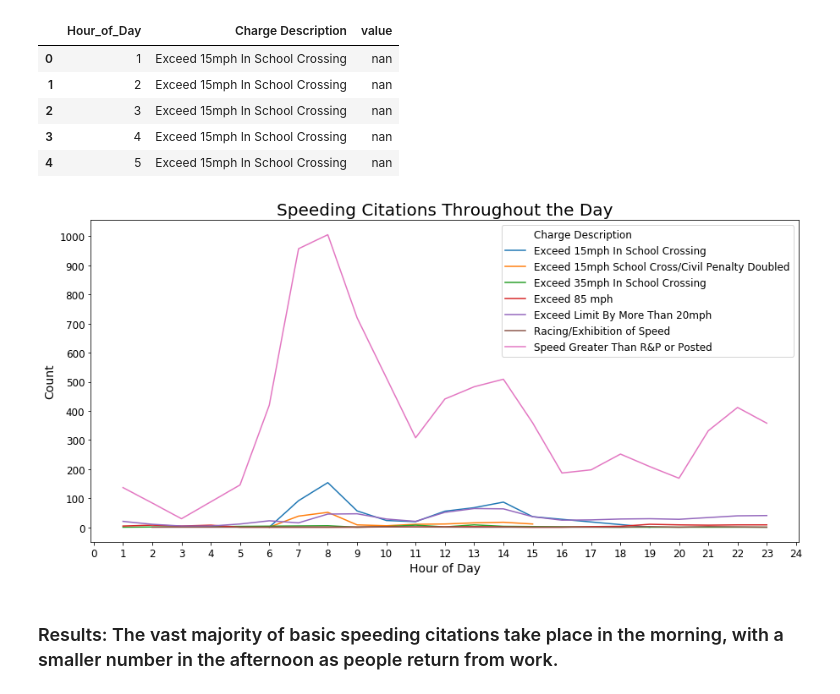
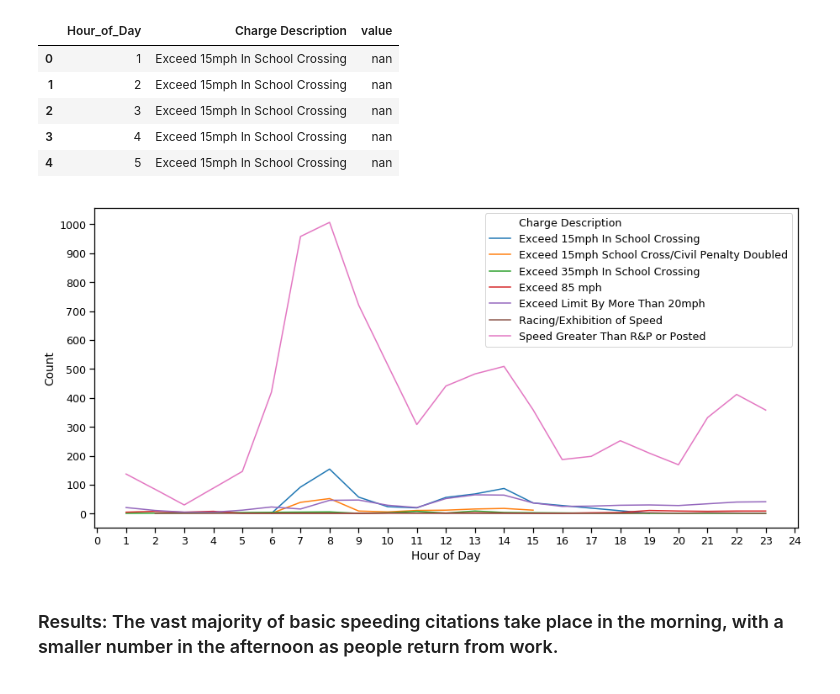
Before and after one commit to mrkjhsn/City-of-Scottsdale-Citations, a Jupyter notebook: Speeding_Citations_Visualization.ipynb, the cells around one changed output. Saved outputs shown, nothing was run; the diff lists cells and outputs as text; code cells hidden in the pictures.

```diff
--- a/Speeding_Citations_Visualization.ipynb
+++ b/Speeding_Citations_Visualization.ipynb
@@ -90,21 +90,24 @@ speeding_by_hr_day_long.head()
 # %%
 plt.rcParams["figure.figsize"] = [15, 7]
 
 ax = sns.lineplot(x="Hour_of_Day", \
                   y="value", \
                   hue="Charge Description", \
                   data=speeding_by_hr_day_long)
 
-plt.title("Speeding Citations Throughout the Day",fontsize=20)
-plt.xlabel("Hour of Day",fontsize=14)
-plt.ylabel("Count",fontsize=14)
-plt.tick_params(labelsize=12)
-plt.legend(fontsize=12)
+# plt.title("Speeding Citations Throughout the Day")
+plt.xlabel("Hour of Day")
+plt.ylabel("Count")
+# plt.tick_params(labelsize=12)
+# plt.legend(fontsize=12)
+
+sns.set_context("notebook", font_scale=1.15)
 
 ax.xaxis.set_major_locator(ticker.MultipleLocator())
 ax.yaxis.set_major_locator(ticker.MultipleLocator(100))
+plt.savefig('visualizations/Speeding Citations Throughout the Day.png')
 # %% [output]
-[figure, old version]
+[figure, new version]
 # %% [markdown]
 ### Results: The vast majority of basic speeding citations take place in the morning, with a smaller number in the afternoon as people return from work.
 # %%
```
